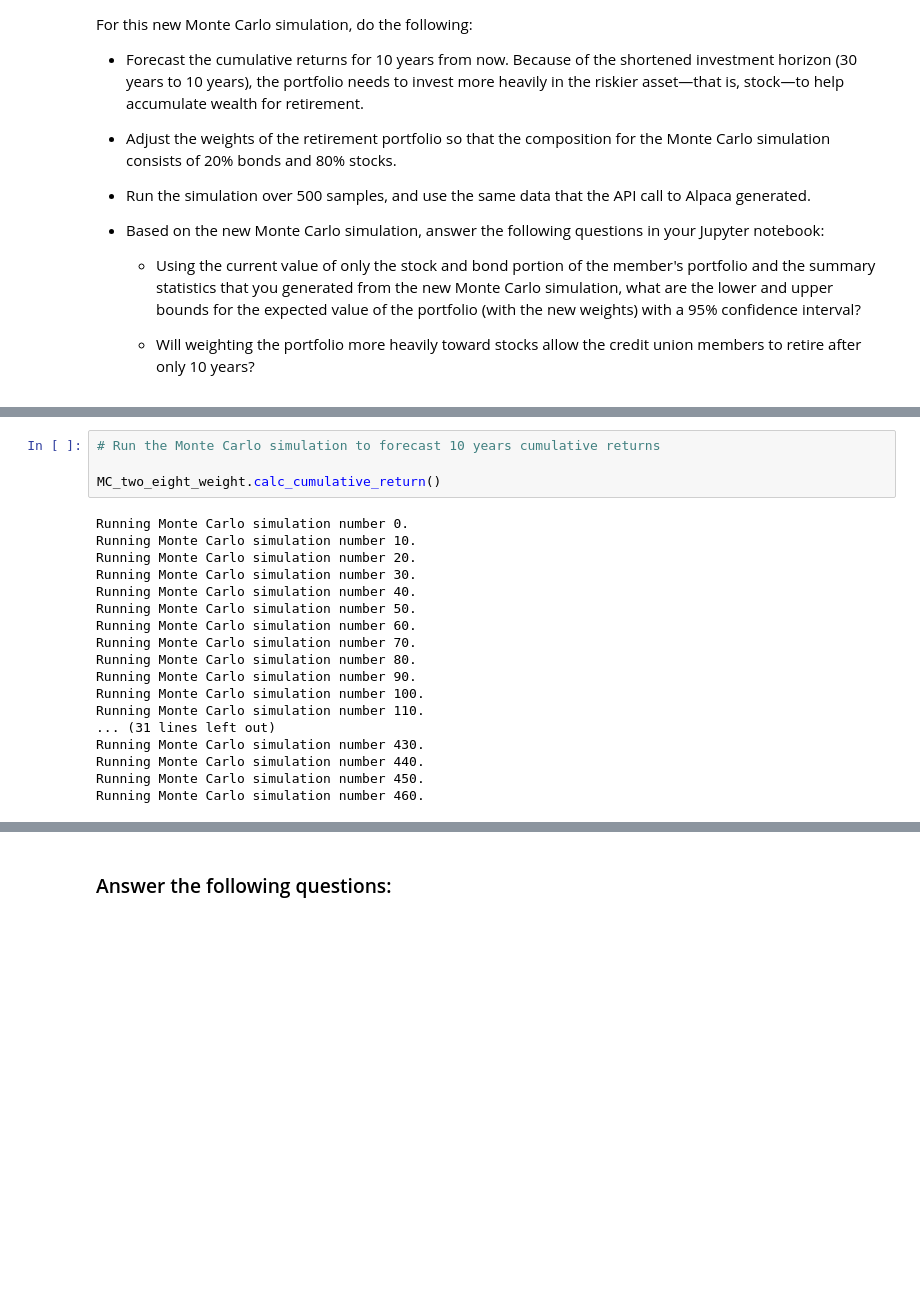
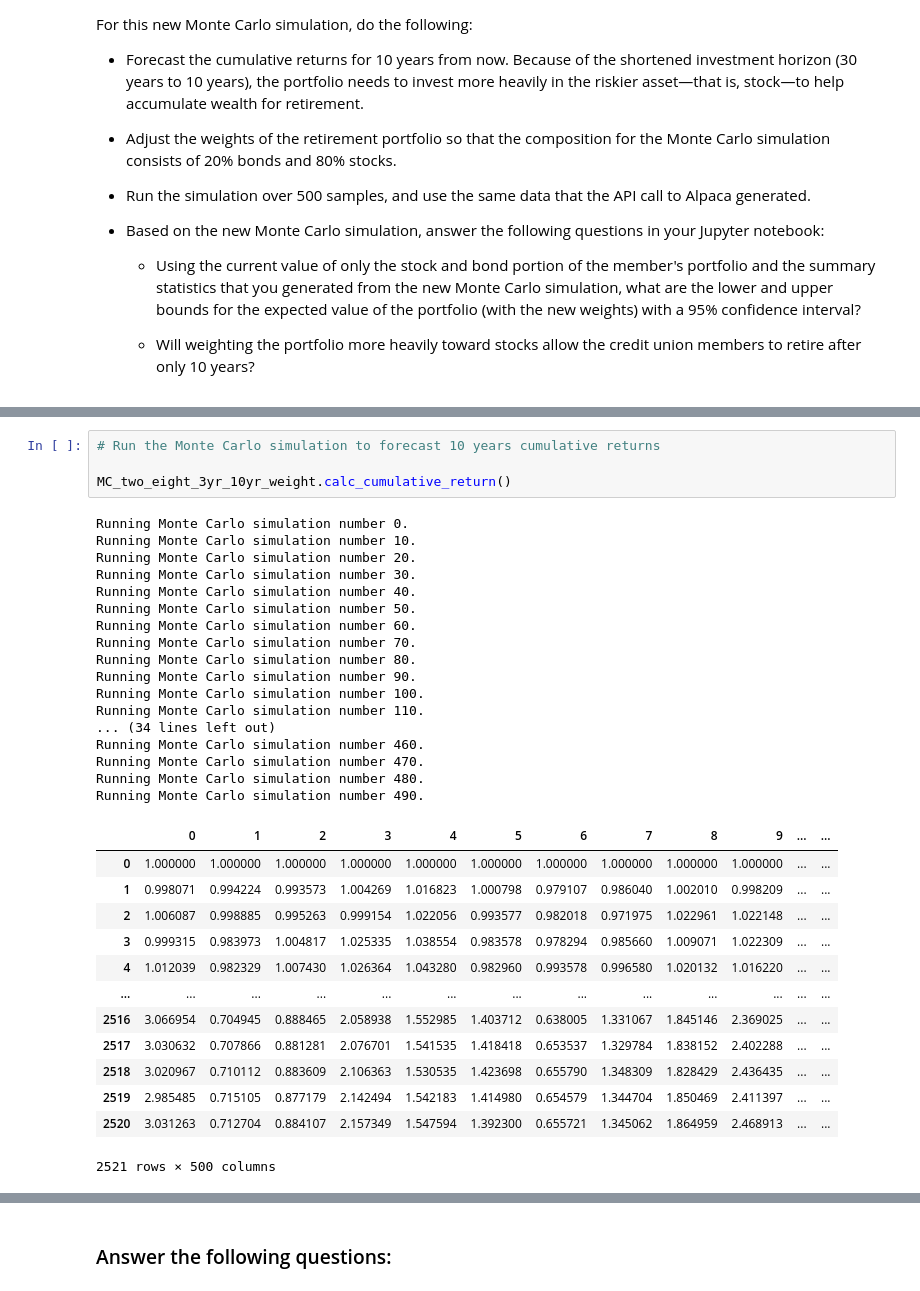
Before and after one commit to Billie-LS/Emergency_and_Retirement_Financial_Planner, a Jupyter notebook: financial_planning_tools.ipynb, the cells around one changed output, grey strips where cells are left out. Cells and saved outputs as stored; diff of their text form; blank space fills up the shorter version.

```diff
--- a/financial_planning_tools.ipynb
+++ b/financial_planning_tools.ipynb
@@ -819,25 +817,38 @@ MC_two_eight_weight.portfolio_data.head()
 # %%
 # Run the Monte Carlo simulation to forecast 10 years cumulative returns
 
-MC_two_eight_weight.calc_cumulative_return()
+MC_two_eight_3yr_10yr_weight.calc_cumulative_return()
 # %% [output]
 Running Monte Carlo simulation number 0.
 Running Monte Carlo simulation number 10.
 Running Monte Carlo simulation number 20.
 Running Monte Carlo simulation number 30.
 Running Monte Carlo simulation number 40.
 Running Monte Carlo simulation number 50.
 Running Monte Carlo simulation number 60.
 Running Monte Carlo simulation number 70.
 Running Monte Carlo simulation number 80.
 Running Monte Carlo simulation number 90.
 Running Monte Carlo simulation number 100.
 Running Monte Carlo simulation number 110.
-... (31 lines left out)
-Running Monte Carlo simulation number 430.
-Running Monte Carlo simulation number 440.
-Running Monte Carlo simulation number 450.
+... (34 lines left out)
 Running Monte Carlo simulation number 460.
+Running Monte Carlo simulation number 470.
+Running Monte Carlo simulation number 480.
+Running Monte Carlo simulation number 490.
+|  | 0 | 1 | 2 | 3 | 4 | 5 | 6 | 7 | 8 | 9 | ... | ... |
+| 0 | 1.000000 | 1.000000 | 1.000000 | 1.000000 | 1.000000 | 1.000000 | 1.000000 | 1.000000 | 1.000000 | 1.000000 | ... | ... |
+| 1 | 0.998071 | 0.994224 | 0.993573 | 1.004269 | 1.016823 | 1.000798 | 0.979107 | 0.986040 | 1.002010 | 0.998209 | ... | ... |
+| 2 | 1.006087 | 0.998885 | 0.995263 | 0.999154 | 1.022056 | 0.993577 | 0.982018 | 0.971975 | 1.022961 | 1.022148 | ... | ... |
+| 3 | 0.999315 | 0.983973 | 1.004817 | 1.025335 | 1.038554 | 0.983578 | 0.978294 | 0.985660 | 1.009071 | 1.022309 | ... | ... |
+| 4 | 1.012039 | 0.982329 | 1.007430 | 1.026364 | 1.043280 | 0.982960 | 0.993578 | 0.996580 | 1.020132 | 1.016220 | ... | ... |
+| ... | ... | ... | ... | ... | ... | ... | ... | ... | ... | ... | ... | ... |
+| 2516 | 3.066954 | 0.704945 | 0.888465 | 2.058938 | 1.552985 | 1.403712 | 0.638005 | 1.331067 | 1.845146 | 2.369025 | ... | ... |
+| 2517 | 3.030632 | 0.707866 | 0.881281 | 2.076701 | 1.541535 | 1.418418 | 0.653537 | 1.329784 | 1.838152 | 2.402288 | ... | ... |
+| 2518 | 3.020967 | 0.710112 | 0.883609 | 2.106363 | 1.530535 | 1.423698 | 0.655790 | 1.348309 | 1.828429 | 2.436435 | ... | ... |
+| 2519 | 2.985485 | 0.715105 | 0.877179 | 2.142494 | 1.542183 | 1.414980 | 0.654579 | 1.344704 | 1.850469 | 2.411397 | ... | ... |
+| 2520 | 3.031263 | 0.712704 | 0.884107 | 2.157349 | 1.547594 | 1.392300 | 0.655721 | 1.345062 | 1.864959 | 2.468913 | ... | ... |
+2521 rows × 500 columns
 # %%
 # Visualize the 10-year Monte Carlo simulation by creating an
 # overlay line plot
```
Also changed, not shown: parts of 50 cells of this notebook, 2 other files.
